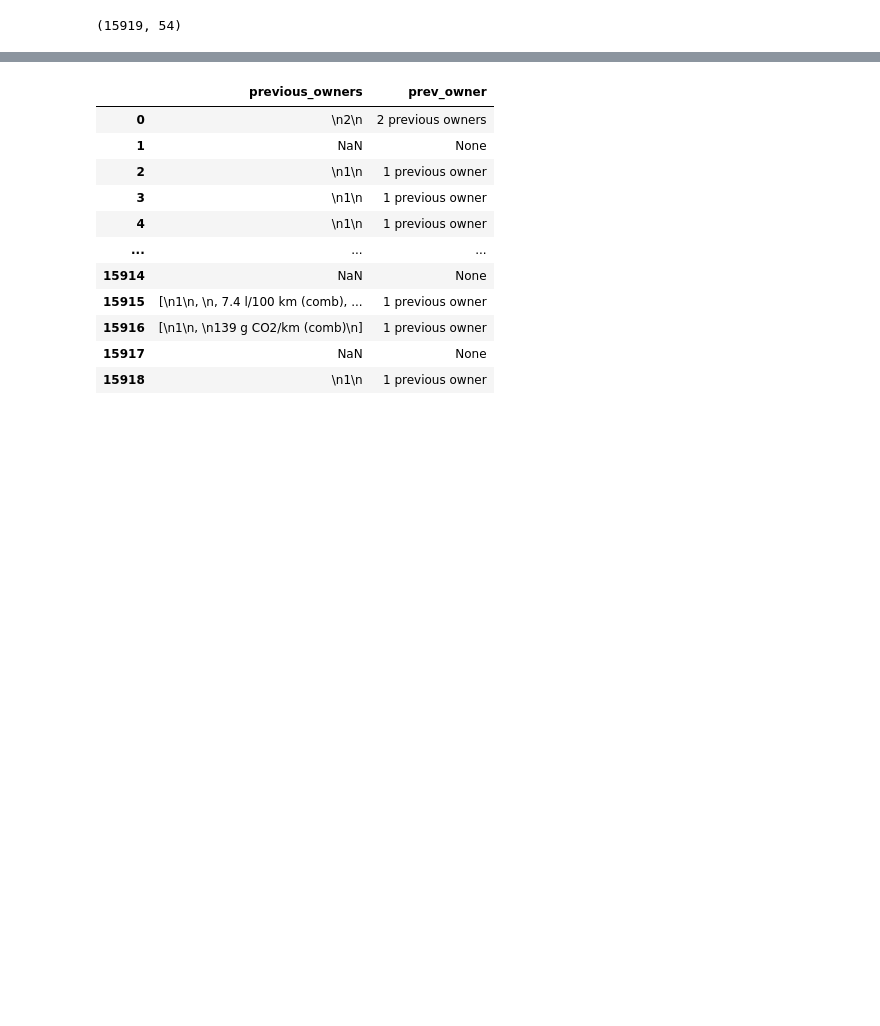
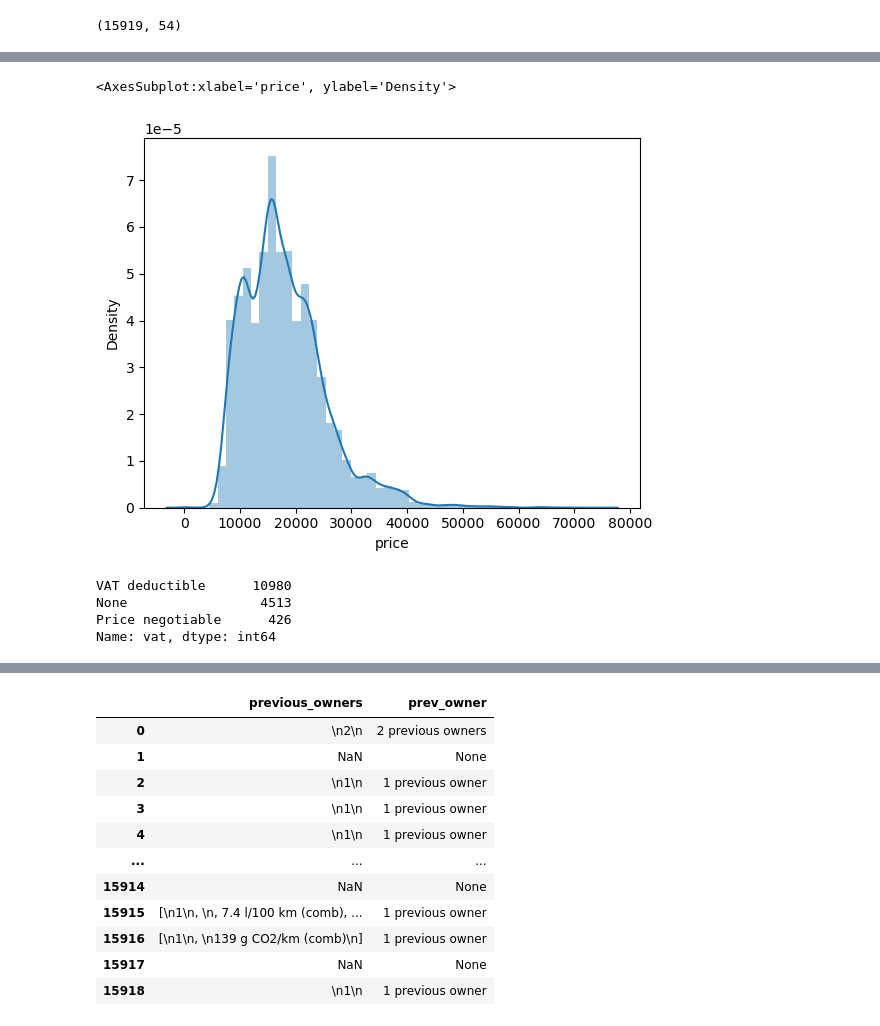
Before and after one commit to sibelsezen/vehicle-data-cleaning-ml, a Jupyter notebook: notebooks/01_data_cleaning.ipynb, the cells around one changed output, grey strips where cells are left out. Cells and saved outputs as stored; diff of their text form; code cells hidden in the pictures; blank space fills up the shorter version.

```diff
--- a/notebooks/01_data_cleaning.ipynb
+++ b/notebooks/01_data_cleaning.ipynb
@@ -70,0 +403,5 @@ df.head()
+# %%
+sns.distplot(df.price)
+# %% [output]
+<AxesSubplot:xlabel='price', ylabel='Density'>
+[figure, added]
@@ -71,3 +410,10 @@ df.head()
+# %%
+df.vat.value_counts(dropna=False)
+# %% [output]
+VAT deductible      10980
+None                 4513
+Price negotiable      426
+Name: vat, dtype: int64
 # %%
 # Clean strings and commas, then convert to numeric of km
 df["km"] = (
```
Also changed, not shown: parts of 197 cells of this notebook, 6 other files.
